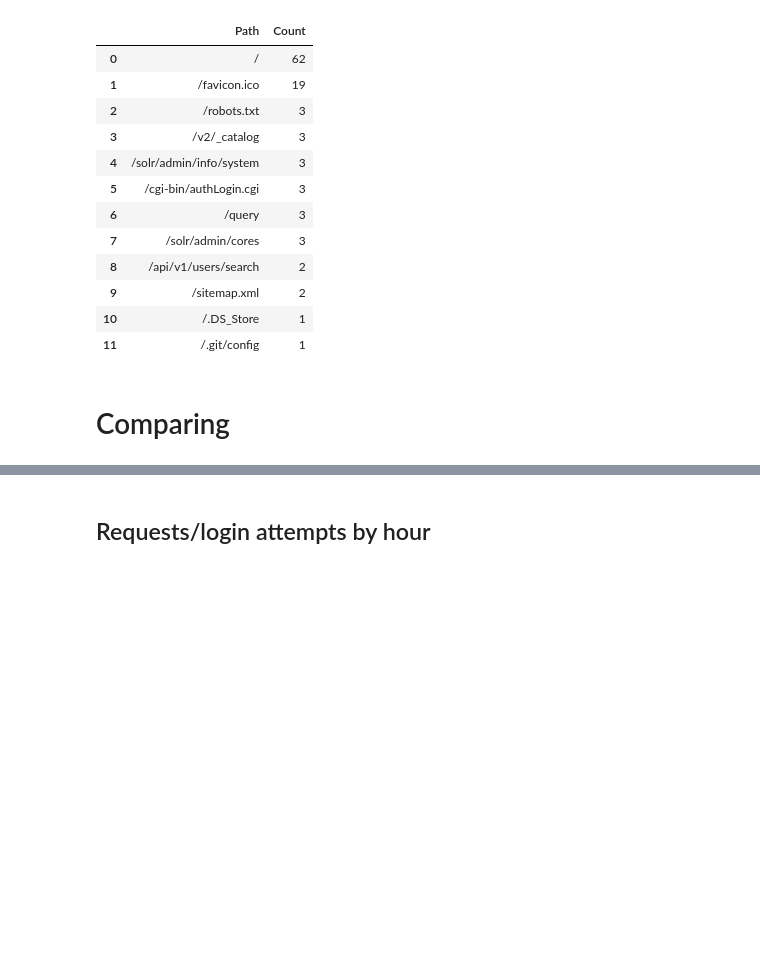
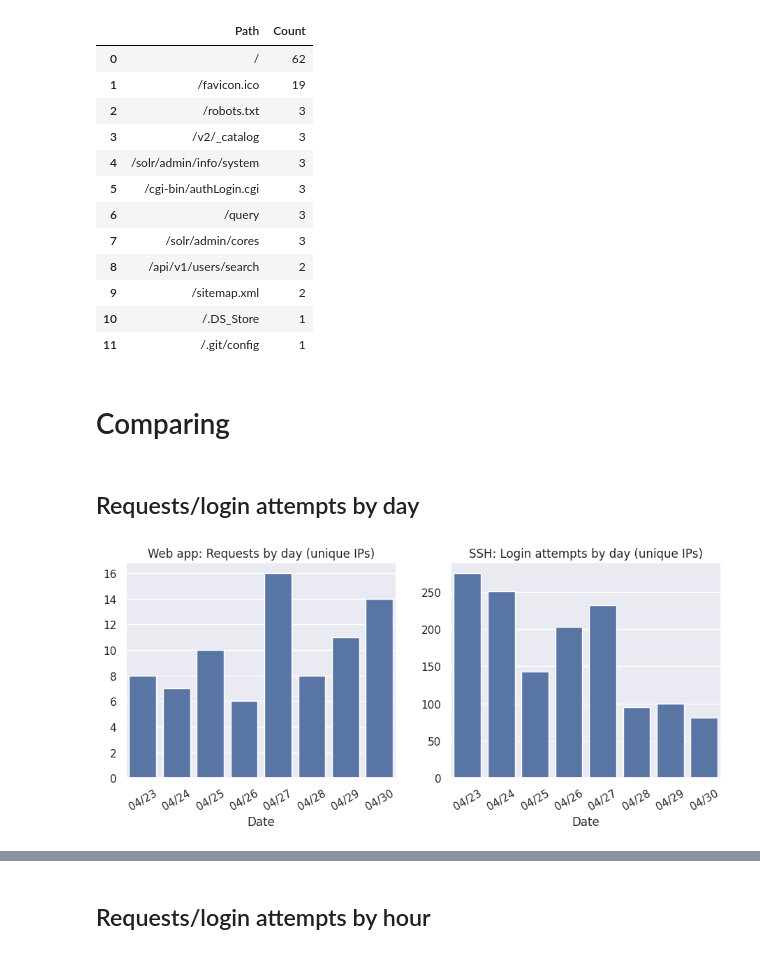
Before and after one commit to ysthakur/hacs202-ssh-hp, a Jupyter notebook: imhungry.ipynb, the cells around one changed output, grey strips where cells are left out. Cells and saved outputs as stored; diff of their text form; code cells hidden in the pictures; blank space fills up the shorter version.

```diff
--- a/imhungry.ipynb
+++ b/imhungry.ipynb
@@ -321,3 +318,26 @@ def unique_ips(df: pd.DataFrame, by: str):
     return df.groupby(by).apply(
         lambda df: df[IP_COL].drop_duplicates().count(), include_groups=False
     )
+# %% [markdown]
+## Requests/login attempts by day
+# %%
+def by_day_graph(title, data, ax=None):
+    if ax is None:
+        plt.title(title)
+    else:
+        ax.set_title(title)
+    g = sns.barplot(data=data, ax=ax)
+    g.set_xticks(g.get_xticks(), labels=g.get_xticklabels(), rotation=30);
+# %%
+fig, axes = plt.subplots(1, 2, figsize=(11, 4))
+
+by_day_graph(
+    "Web app: Requests by day (unique IPs)", unique_ips(reqs, DATE_COL), ax=axes[0]
+)
+by_day_graph(
+    "SSH: Login attempts by day (unique IPs)",
+    unique_ips(login_attempts, DATE_COL),
+    ax=axes[1],
+)
+# %% [output]
+[figure, added]
```
Also changed, not shown: parts of 9 cells of this notebook.
